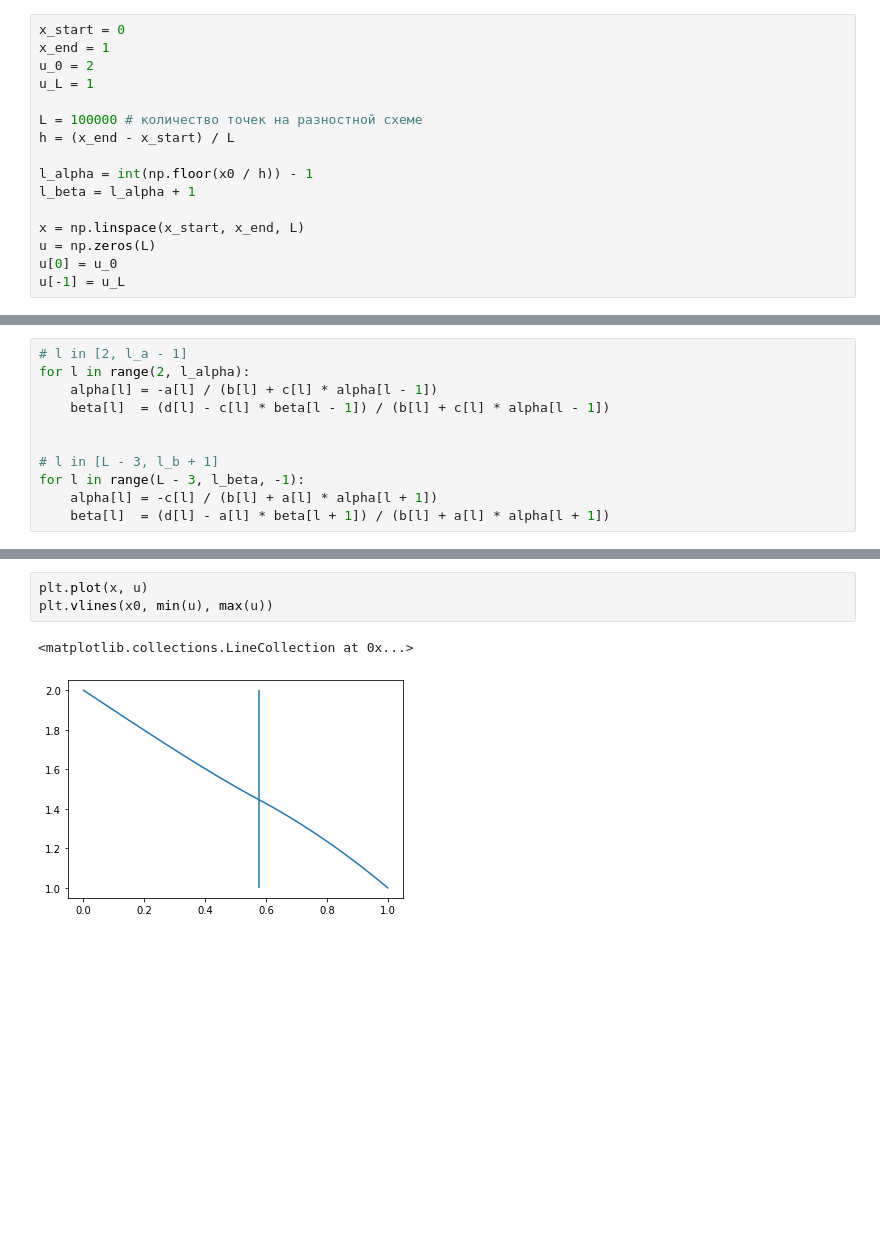
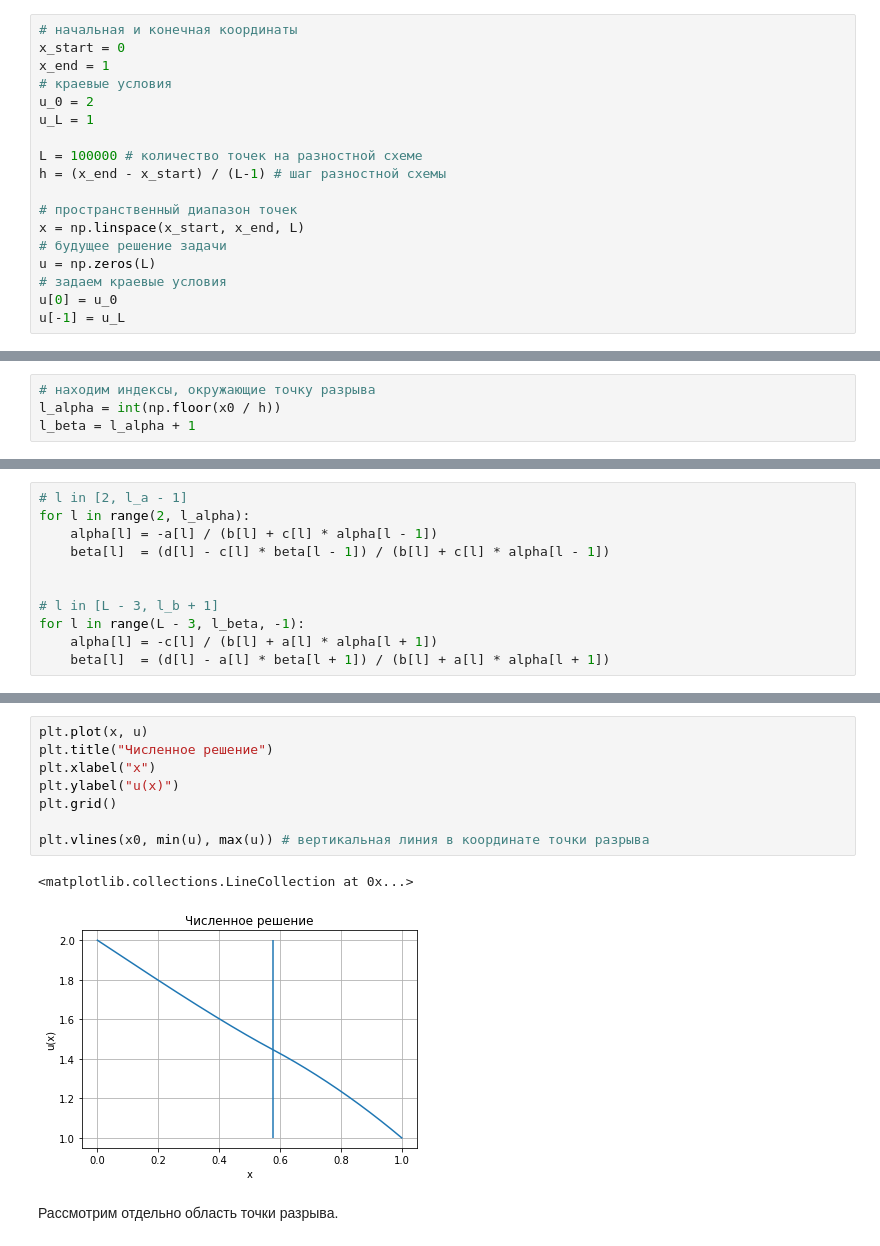
Before and after one commit to pavel-collab/comp-math, a Jupyter notebook: lab09/main.ipynb, the cells around one changed output, grey strips where cells are left out. Cells and saved outputs as stored; diff of their text form; blank space fills up the shorter version.

```diff
--- a/lab09/main.ipynb
+++ b/lab09/main.ipynb
@@ -34,16 +52,18 @@ def F(x, y):
 # %%
+# начальная и конечная координаты
 x_start = 0
 x_end = 1
+# краевые условия
 u_0 = 2
 u_L = 1
 
 L = 100000 # количество точек на разностной схеме
-h = (x_end - x_start) / L
+h = (x_end - x_start) / (L-1) # шаг разностной схемы
 
-l_alpha = int(np.floor(x0 / h)) - 1
-l_beta = l_alpha + 1
-
+# пространственный диапазон точек
 x = np.linspace(x_start, x_end, L)
+# будущее решение задачи
 u = np.zeros(L)
+# задаем краевые условия
 u[0] = u_0
 u[-1] = u_L
@@ -50 +200,5 @@ u[-1] = u_L
+# %%
+# находим индексы, окружающие точку разрыва
+l_alpha = int(np.floor(x0 / h))
+l_beta = l_alpha + 1
 # %%
@@ -114,8 +264,15 @@ for l in range(l_beta + 1, L-1):
 # %%
 plt.plot(x, u)
-plt.vlines(x0, min(u), max(u))
+plt.title("Численное решение")
+plt.xlabel("x")
+plt.ylabel("u(x)")
+plt.grid()
+
+plt.vlines(x0, min(u), max(u)) # вертикальная линия в координате точки разрыва
 # %% [output]
 <matplotlib.collections.LineCollection at 0x...>
-[figure, old version]
+[figure, new version]
+# %% [markdown]
+Рассмотрим отдельно область точки разрыва.
 # %%
 plt.plot(x[l_alpha-10:l_beta+10], u[l_alpha-10:l_beta+10])
```
Also changed, not shown: parts of 15 cells of this notebook.
